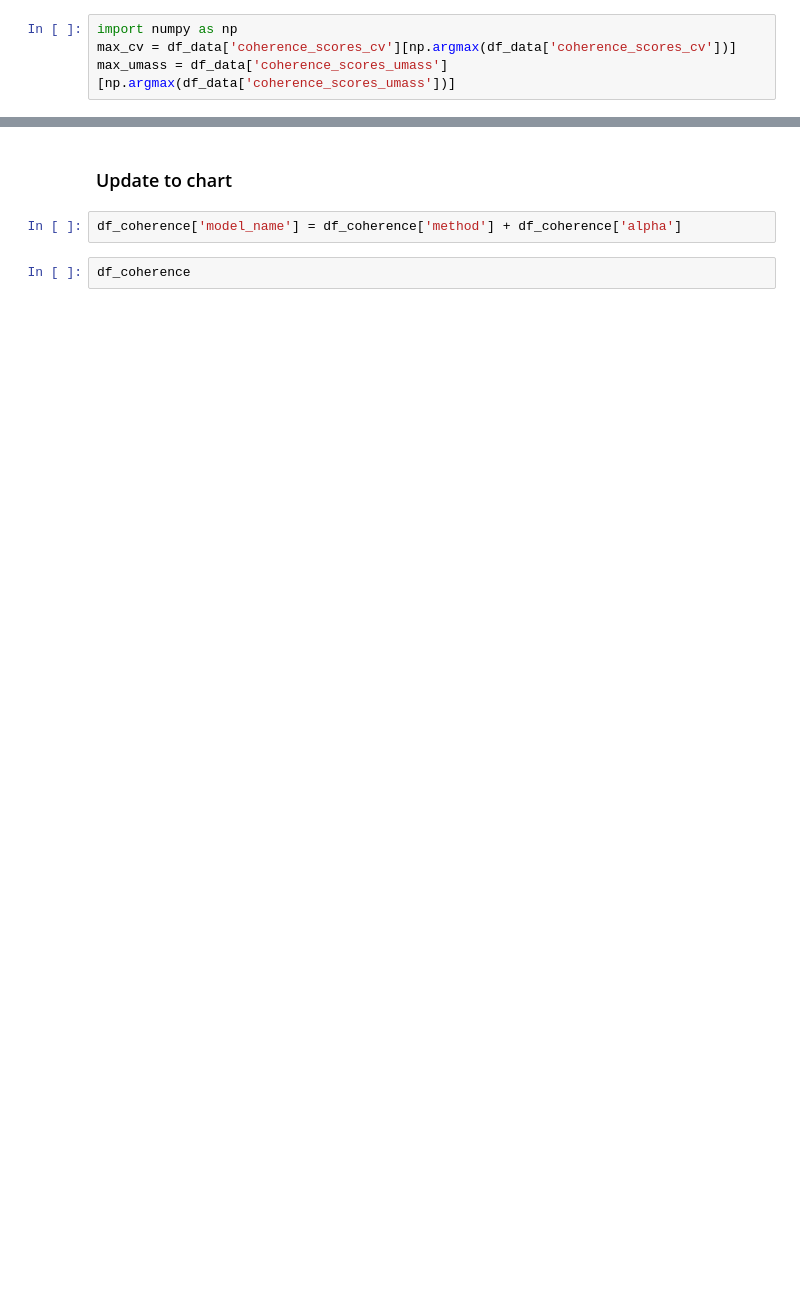
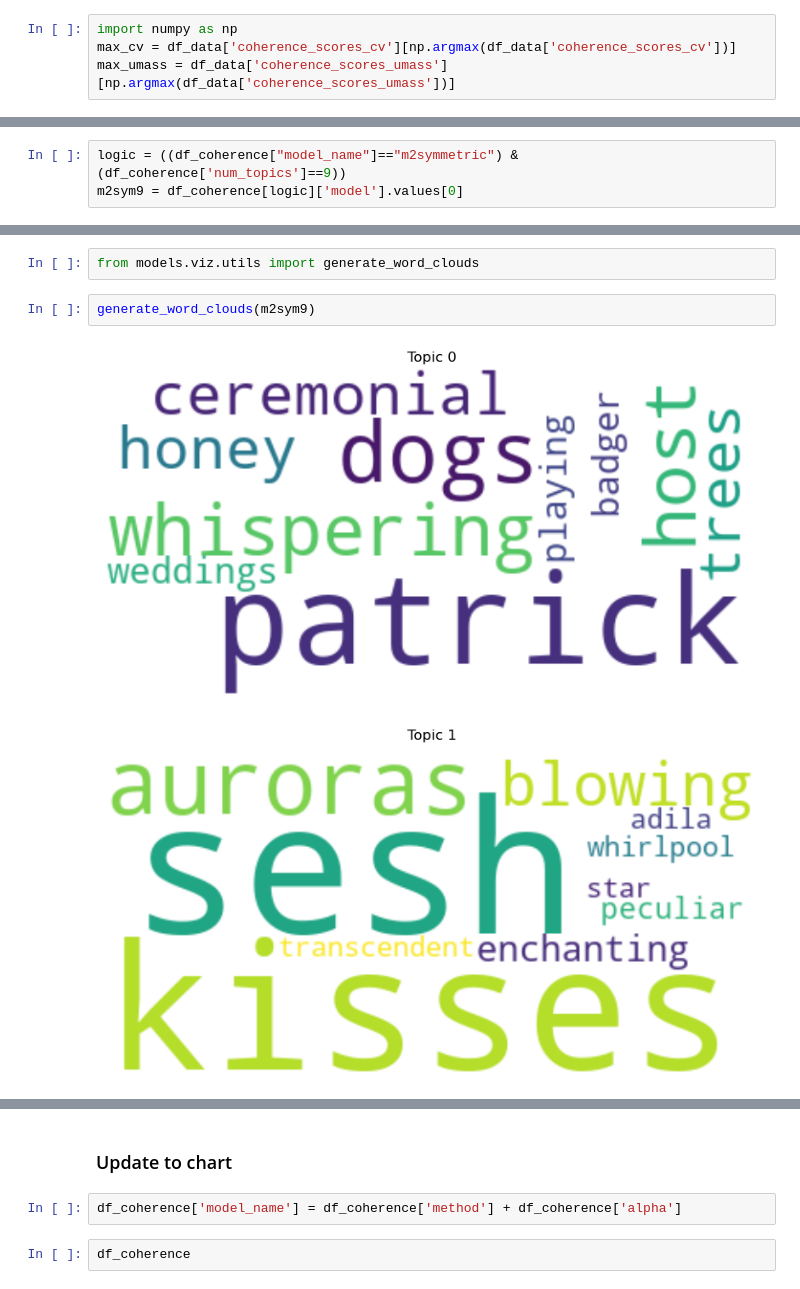
Before and after one commit to blehman/code_samples, a Jupyter notebook: tweet_topic_modeling/tom_robbins_whimsy.ipynb, the cells around one changed output, grey strips where cells are left out. Saved outputs shown, nothing was run; the diff lists cells and outputs as text; blank space fills up the shorter version.

```diff
--- a/tweet_topic_modeling/tom_robbins_whimsy.ipynb
+++ b/tweet_topic_modeling/tom_robbins_whimsy.ipynb
@@ -835,0 +504,3 @@ coherence_chart
+# %%
+logic = ((df_coherence["model_name"]=="m2symmetric") & (df_coherence['num_topics']==9))
+m2sym9 = df_coherence[logic]['model'].values[0]
@@ -835,0 +528,7 @@ coherence_chart
+# %%
+from models.viz.utils import generate_word_clouds
+# %%
+generate_word_clouds(m2sym9)
+# %% [output]
+[figure, added]
+[figure, added]
```
Also changed, not shown: parts of 83 cells of this notebook, 1 other file.
